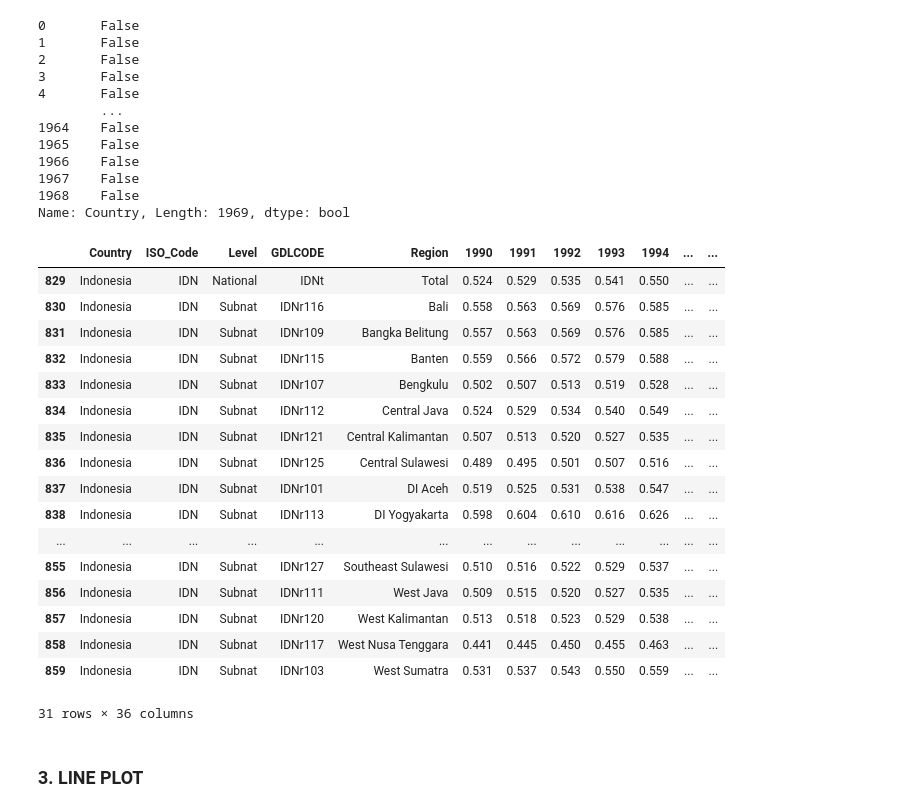
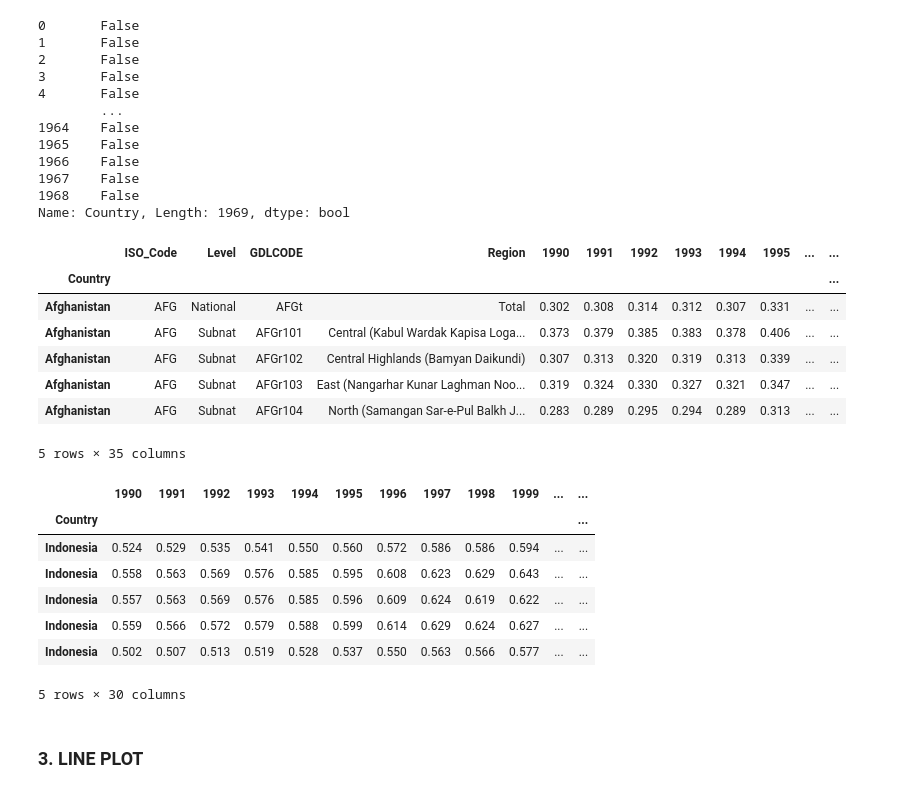
Before and after one commit to AbdulHafidh-AI/ProyekVisdat, a Jupyter notebook: HumanDevelopmentIndex.ipynb, the cells around one changed output. Saved outputs shown, nothing was run; the diff lists cells and outputs as text; code cells hidden in the pictures.

```diff
--- a/HumanDevelopmentIndex.ipynb
+++ b/HumanDevelopmentIndex.ipynb
@@ -214,26 +214,29 @@ print(Indonesia)
 1967    False
 1968    False
 Name: Country, Length: 1969, dtype: bool
-# %%
-sample[Indonesia]
-# %% [output]
-|  | Country | ISO_Code | Level | GDLCODE | Region | 1990 | 1991 | 1992 | 1993 | 1994 | ... | ... |
-| 829 | Indonesia | IDN | National | IDNt | Total | 0.524 | 0.529 | 0.535 | 0.541 | 0.550 | ... | ... |
-| 830 | Indonesia | IDN | Subnat | IDNr116 | Bali | 0.558 | 0.563 | 0.569 | 0.576 | 0.585 | ... | ... |
-| 831 | Indonesia | IDN | Subnat | IDNr109 | Bangka Belitung | 0.557 | 0.563 | 0.569 | 0.576 | 0.585 | ... | ... |
-| 832 | Indonesia | IDN | Subnat | IDNr115 | Banten | 0.559 | 0.566 | 0.572 | 0.579 | 0.588 | ... | ... |
-| 833 | Indonesia | IDN | Subnat | IDNr107 | Bengkulu | 0.502 | 0.507 | 0.513 | 0.519 | 0.528 | ... | ... |
-| 834 | Indonesia | IDN | Subnat | IDNr112 | Central Java | 0.524 | 0.529 | 0.534 | 0.540 | 0.549 | ... | ... |
-| 835 | Indonesia | IDN | Subnat | IDNr121 | Central Kalimantan | 0.507 | 0.513 | 0.520 | 0.527 | 0.535 | ... | ... |
-| 836 | Indonesia | IDN | Subnat | IDNr125 | Central Sulawesi | 0.489 | 0.495 | 0.501 | 0.507 | 0.516 | ... | ... |
-| 837 | Indonesia | IDN | Subnat | IDNr101 | DI Aceh | 0.519 | 0.525 | 0.531 | 0.538 | 0.547 | ... | ... |
-| 838 | Indonesia | IDN | Subnat | IDNr113 | DI Yogyakarta | 0.598 | 0.604 | 0.610 | 0.616 | 0.626 | ... | ... |
-| ... | ... | ... | ... | ... | ... | ... | ... | ... | ... | ... | ... | ... |
-| 855 | Indonesia | IDN | Subnat | IDNr127 | Southeast Sulawesi | 0.510 | 0.516 | 0.522 | 0.529 | 0.537 | ... | ... |
-| 856 | Indonesia | IDN | Subnat | IDNr111 | West Java | 0.509 | 0.515 | 0.520 | 0.527 | 0.535 | ... | ... |
-| 857 | Indonesia | IDN | Subnat | IDNr120 | West Kalimantan | 0.513 | 0.518 | 0.523 | 0.529 | 0.538 | ... | ... |
-| 858 | Indonesia | IDN | Subnat | IDNr117 | West Nusa Tenggara | 0.441 | 0.445 | 0.450 | 0.455 | 0.463 | ... | ... |
-| 859 | Indonesia | IDN | Subnat | IDNr103 | West Sumatra | 0.531 | 0.537 | 0.543 | 0.550 | 0.559 | ... | ... |
-31 rows × 36 columns
+# %%
+sampleNational = sample.set_index('Country')
+sampleNational.head()
+# %% [output]
+|  | ISO_Code | Level | GDLCODE | Region | 1990 | 1991 | 1992 | 1993 | 1994 | 1995 | ... | ... |
+| Country |  |  |  |  |  |  |  |  |  |  |  | ... |
+| Afghanistan | AFG | National | AFGt | Total | 0.302 | 0.308 | 0.314 | 0.312 | 0.307 | 0.331 | ... | ... |
+| Afghanistan | AFG | Subnat | AFGr101 | Central (Kabul Wardak Kapisa Loga... | 0.373 | 0.379 | 0.385 | 0.383 | 0.378 | 0.406 | ... | ... |
+| Afghanistan | AFG | Subnat | AFGr102 | Central Highlands (Bamyan Daikundi) | 0.307 | 0.313 | 0.320 | 0.319 | 0.313 | 0.339 | ... | ... |
+| Afghanistan | AFG | Subnat | AFGr103 | East (Nangarhar Kunar Laghman Noo... | 0.319 | 0.324 | 0.330 | 0.327 | 0.321 | 0.347 | ... | ... |
+| Afghanistan | AFG | Subnat | AFGr104 | North (Samangan Sar-e-Pul Balkh J... | 0.283 | 0.289 | 0.295 | 0.294 | 0.289 | 0.313 | ... | ... |
+5 rows × 35 columns
+# %%
+National = sampleNational.loc[['Indonesia'], years]
+National.head()
+# %% [output]
+|  | 1990 | 1991 | 1992 | 1993 | 1994 | 1995 | 1996 | 1997 | 1998 | 1999 | ... | ... |
+| Country |  |  |  |  |  |  |  |  |  |  |  | ... |
+| Indonesia | 0.524 | 0.529 | 0.535 | 0.541 | 0.550 | 0.560 | 0.572 | 0.586 | 0.586 | 0.594 | ... | ... |
+| Indonesia | 0.558 | 0.563 | 0.569 | 0.576 | 0.585 | 0.595 | 0.608 | 0.623 | 0.629 | 0.643 | ... | ... |
+| Indonesia | 0.557 | 0.563 | 0.569 | 0.576 | 0.585 | 0.596 | 0.609 | 0.624 | 0.619 | 0.622 | ... | ... |
+| Indonesia | 0.559 | 0.566 | 0.572 | 0.579 | 0.588 | 0.599 | 0.614 | 0.629 | 0.624 | 0.627 | ... | ... |
+| Indonesia | 0.502 | 0.507 | 0.513 | 0.519 | 0.528 | 0.537 | 0.550 | 0.563 | 0.566 | 0.577 | ... | ... |
+5 rows × 30 columns
 # %% [markdown]
 ### 3. LINE PLOT
```
Also changed, not shown: parts of 7 cells of this notebook.
